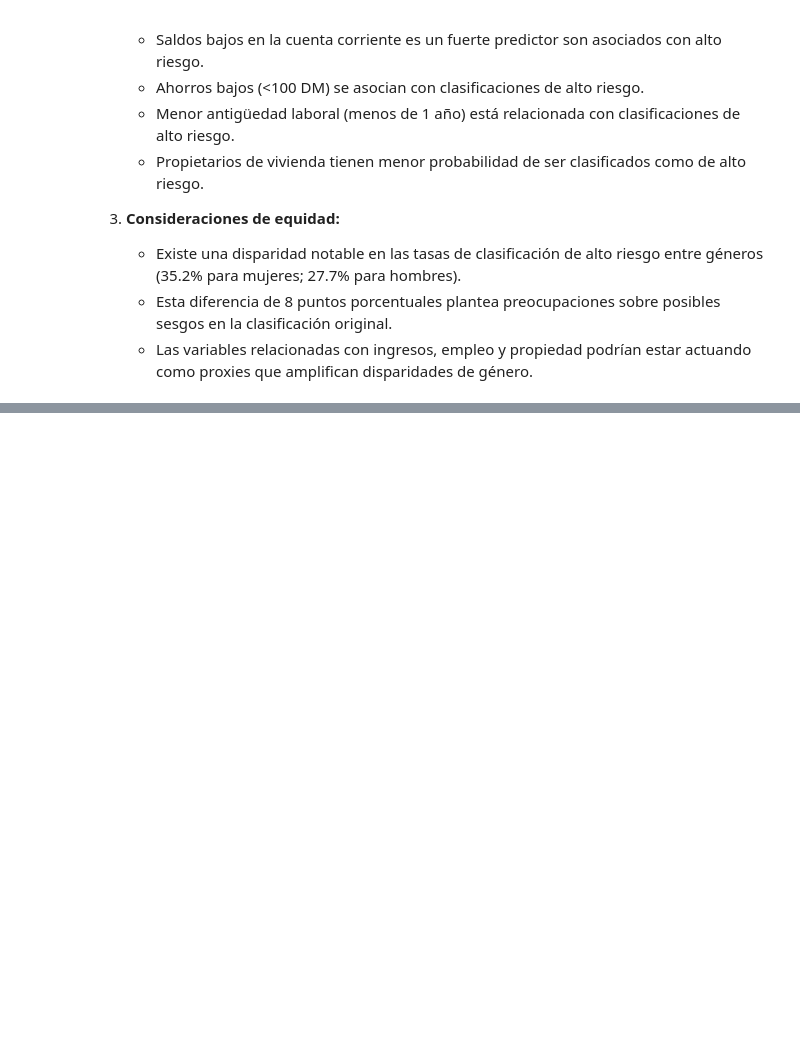
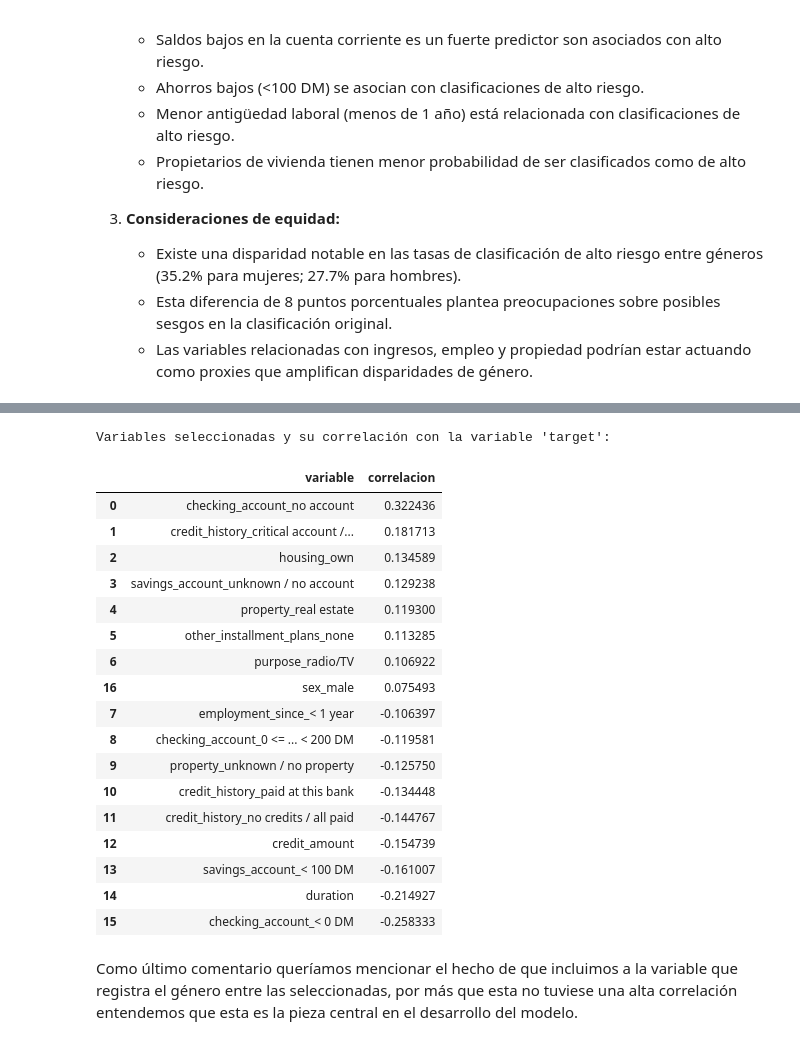
Before and after one commit to Gerardo1909/tpfinal_equidad, a Jupyter notebook: tp_final_fairness_ML/notebooks/main.ipynb, the cells around one changed output, grey strips where cells are left out. Saved outputs shown, nothing was run; the diff lists cells and outputs as text; code cells hidden in the pictures; blank space fills up the shorter version.

```diff
--- a/tp_final_fairness_ML/notebooks/main.ipynb
+++ b/tp_final_fairness_ML/notebooks/main.ipynb
@@ -698,0 +764,4 @@ Esta disparidad es significativa y plantea interrogantes importantes sobre equid
+# %%
+correlaciones = df_dummies.corr()["target"].sort_values(ascending=False)
+print("Correlaciones con la variable 'target':")
+print(correlaciones)
@@ -698,0 +799,35 @@ Esta disparidad es significativa y plantea interrogantes importantes sobre equid
+# %%
+# Selección de variables con correlación significativa
+variables_seleccionadas = correlaciones[abs(correlaciones) > 0.1].index.tolist()
+variables_seleccionadas.append("sex_male")
+variables_seleccionadas.remove("target")
+
+# Df para mostrar las variables seleccionadas junto con su correlacion
+df_seleccionadas = pd.DataFrame(correlaciones[variables_seleccionadas])
+df_seleccionadas = df_seleccionadas.reset_index()
+df_seleccionadas.columns = ["variable", "correlacion"]
+df_seleccionadas = df_seleccionadas.sort_values(by="correlacion", ascending=False)
+print("Variables seleccionadas y su correlación con la variable 'target':")
+df_seleccionadas
+# %% [output]
+Variables seleccionadas y su correlación con la variable 'target':
+|  | variable | correlacion |
+| 0 | checking_account_no account | 0.322436 |
+| 1 | credit_history_critical account /... | 0.181713 |
+| 2 | housing_own | 0.134589 |
+| 3 | savings_account_unknown / no account | 0.129238 |
+| 4 | property_real estate | 0.119300 |
+| 5 | other_installment_plans_none | 0.113285 |
+| 6 | purpose_radio/TV | 0.106922 |
+| 16 | sex_male | 0.075493 |
+| 7 | employment_since_< 1 year | -0.106397 |
+| 8 | checking_account_0 <= ... < 200 DM | -0.119581 |
+| 9 | property_unknown / no property | -0.125750 |
+| 10 | credit_history_paid at this bank | -0.134448 |
+| 11 | credit_history_no credits / all paid | -0.144767 |
+| 12 | credit_amount | -0.154739 |
+| 13 | savings_account_< 100 DM | -0.161007 |
+| 14 | duration | -0.214927 |
+| 15 | checking_account_< 0 DM | -0.258333 |
+# %% [markdown]
+Como último comentario queríamos mencionar el hecho de que incluimos a la variable que registra el género entre las seleccionadas, por más que esta no tuviese una alta correlación entendemos que esta es la pieza central en el desarrollo del modelo.
```
Also changed, not shown: parts of 21 cells of this notebook.
